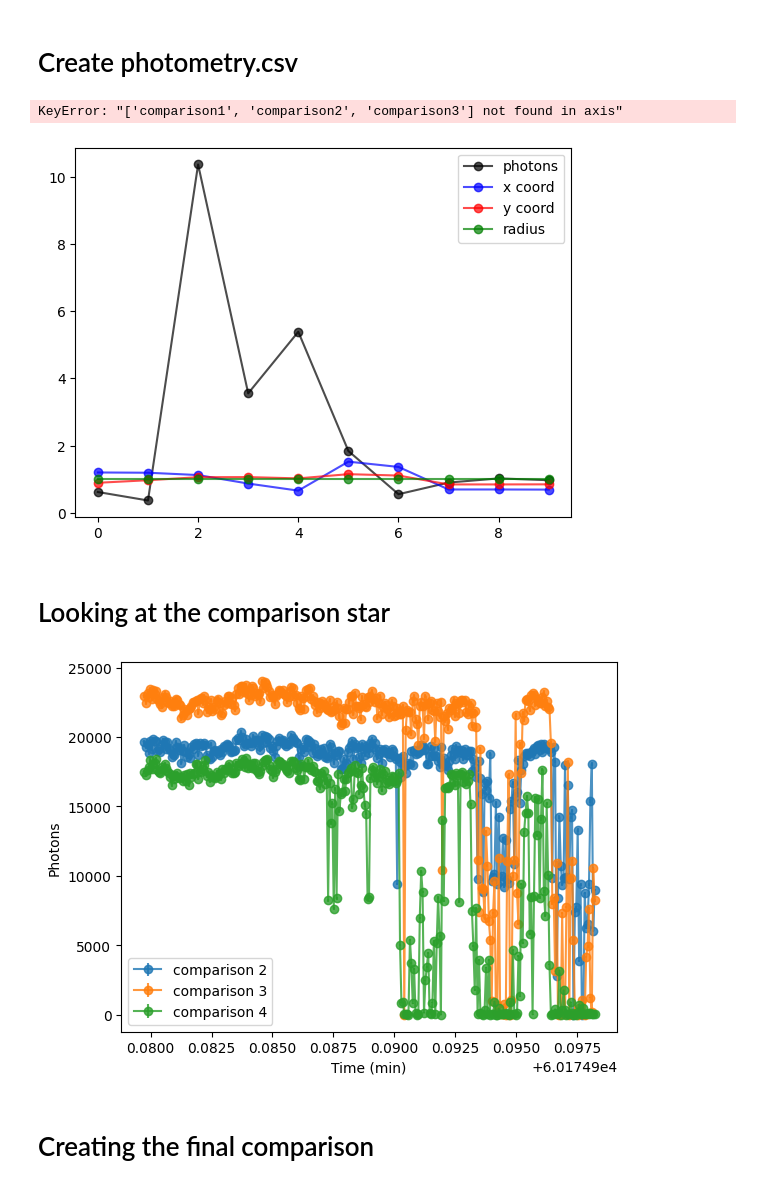
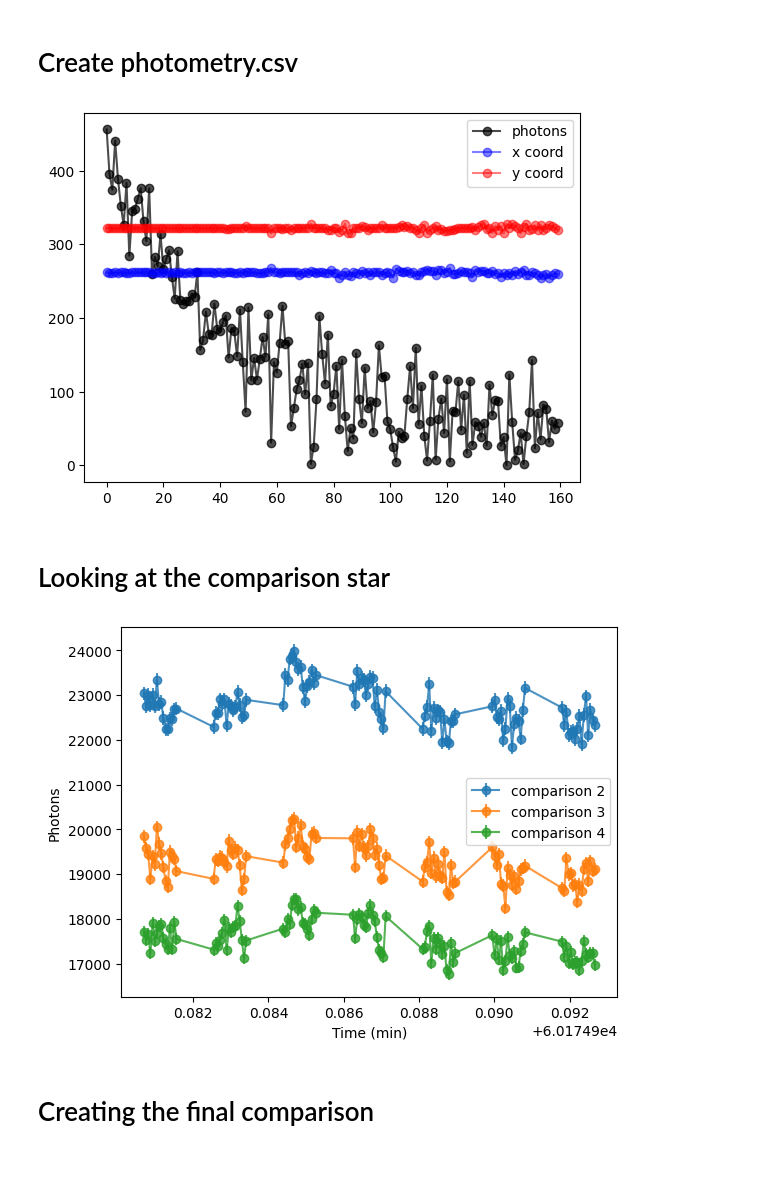
Before and after one commit to DBernardes/Tools-for-the-MOPTOP-pipeline-products, a Jupyter notebook: photometry_extraction.ipynb, the cells around one changed output. Saved outputs shown, nothing was run; the diff lists cells and outputs as text; code cells hidden in the pictures.

```diff
--- a/photometry_extraction.ipynb
+++ b/photometry_extraction.ipynb
@@ -25,14 +25,17 @@ src_path = os.path.join(
 def read_objects_csv(csv_file, camera):
     df = pd.read_csv(csv_file)
     objects = df.loc[:, ["name", f"ra_cam{camera}", f"dec_cam{camera}"]]
-    objects = objects.drop(objects[objects["name"] == "star shifts"].index)
+    objects = objects.drop(
+        objects[objects["name"] == "star shifts"].index
+    ).reset_index()
+    objects = objects.drop(["index"], axis=1)
     return objects
 
 
 csv_file = os.path.join(src_path, "..", "setup", f"objects coordinates.csv")
 objects = read_objects_csv(csv_file, camera)
 
-file = os.path.join(src_path, f"{camera}_e_20230818_5_1_1_1.fits")
+file = os.path.join(src_path, f"{camera}_e_20230818_5_2_1_1.fits")
 phot = Photometry(file, objects)
 phot.reset_object_coords()
 
@@ -108,8 +115,8 @@ df.to_csv(csv_file, index=False)
 # %%
 csv_file = os.path.join(src_path, "..", "setup", f"objects coordinates.csv")
 objects = read_objects_csv(csv_file, camera)
-# objects = objects.loc[objects["name"] == "candidate1"]
-objects = objects.drop(["comparison1", "comparison2", "comparison3"], axis=1)
+objects = objects.loc[objects["name"] == "candidate1"]
+
 
 objects_photometry = {}
 for obj_name in objects["name"]:
@@ -122,7 +129,6 @@ for obj_name in objects["name"]:
         "star_error": [],
     }
 
-
 csv_file = os.path.join(dest_files_path, f"star_radius_cam{camera}.csv")
 df = pd.read_csv(csv_file)
 row = df.loc[df["run_num"] == 2]
@@ -130,7 +136,7 @@ star_radius = row["star_radius"].iloc[0]
 image_list = sort_files(src_path, f"{camera}_e")
 
 
-for file in image_list[:10]:
+for file in image_list:
     file_path = os.path.join(src_path, file)
     phot = Photometry(file_path, objects)
     phot.reset_object_coords()
@@ -145,8 +151,8 @@ for file in image_list[:10]:
         objects_photometry[_object.name]["star_radius"].append(phot.star_radius)
         objects_photometry[_object.name]["star_photons"].append(_object.star_photons)
         objects_photometry[_object.name]["star_error"].append(_object.star_err)
-        objects[f"ra_cam{camera}"][idx] = _object.ra
-        objects[f"dec_cam{camera}"][idx] = _object.dec
+        # objects[f"ra_cam{camera}"][idx] = _object.ra
+        # objects[f"dec_cam{camera}"][idx] = _object.dec
 
 dest_files_path = os.path.join(src_path, "..", "polarimetry")
 for obj_name, obj_info in objects_photometry.items():
@@ -154,60 +160,63 @@ for obj_name, obj_info in objects_photometry.items():
     csv_file = os.path.join(dest_files_path, f"{obj_name}_cam{camera}.csv")
     df.sort_values(by=["mjd"])
     df.to_csv(csv_file, index=False)
-# %% [output]
-KeyError: "['comparison1', 'comparison2', 'comparison3'] not found in axis"
 # %%
 import pandas as pd
 import matplotlib.pyplot as plt
 
 target = "candidate1"
 dest_files_path = os.path.join(src_path, "..", "polarimetry")  # TODO
-file = os.path.join(dest_files_path, f"{target}_cam{camera}.csv")
+file = os.path.join(dest_files_path, f"{target}_cam{3}.csv")
 df = pd.read_csv(file)
-x, y, radius, photons = (
+lim_dix = 16 * 20
+df = df[:lim_dix]
+x, y, radius, photons, mjd = (
     df["xcoord"],
     df["ycoord"],
     df["star_radius"],
     df["star_photons"],
+    df["mjd"],
 )
-x /= np.median(x)
-y /= np.median(y)
-radius /= np.median(radius)
-photons /= np.median(photons)
+# x /= np.median(x)
+# y /= np.median(y)
+# radius /= np.median(radius)
+# photons /= np.median(photons)
+mjd = (mjd - mjd[0]) * 24 * 60
 plt.plot(photons, "k-o", alpha=0.7, label="photons")
-plt.plot(x, "b-o", alpha=0.7, label="x coord")
-plt.plot(y, "r-o", alpha=0.7, label="y coord")
-plt.plot(radius, "g-o", alpha=0.7, label="radius")
+plt.plot(x, "b-o", alpha=0.5, label="x coord")
+plt.plot(y, "r-o", alpha=0.5, label="y coord")
+# plt.plot(radius, "g-o", alpha=0.7, label="radius")
 plt.legend()
 plt.show()
 # %% [output]
-[figure, old version]
+[figure, new version]
 # %% [markdown]
 # Looking at the comparison star
 # %%
 import pandas as pd
 import matplotlib.pyplot as plt
 
 
 def combine_cameras_flux(idx):
     df_cam3 = pd.read_csv(os.path.join(dest_files_path, f"comparison{idx}_cam3.csv"))
     df_cam4 = pd.read_csv(os.path.join(dest_files_path, f"comparison{idx}_cam4.csv"))
-
+    df_cam3 = df_cam3[:lim_dix]
+    df_cam4 = df_cam4[:lim_dix]
     mjd = df_cam3["mjd"]
     comp = df_cam3["star_photons"] + df_cam4["star_photons"]
     comp_err = np.sqrt(df_cam3["star_error"] ** 2 + df_cam4["star_error"] ** 2)
     return mjd, comp, comp_err
 
 
 for idx in range(1, 4):
     mjd, comp, comp_err = combine_cameras_flux(idx)
     plt.errorbar(mjd, comp, comp_err, fmt="o-", alpha=0.8, label=f"comparison {idx+1}")
 plt.legend()
 plt.xlabel("Time (min)")
 plt.ylabel("Photons")
 plt.show()
 # %% [output]
-[figure, old version]
+[figure, new version]
 # %% [markdown]
 # Creating the final comparison
 # %%
```
Also changed, not shown: parts of 6 cells of this notebook, 4 other files.
